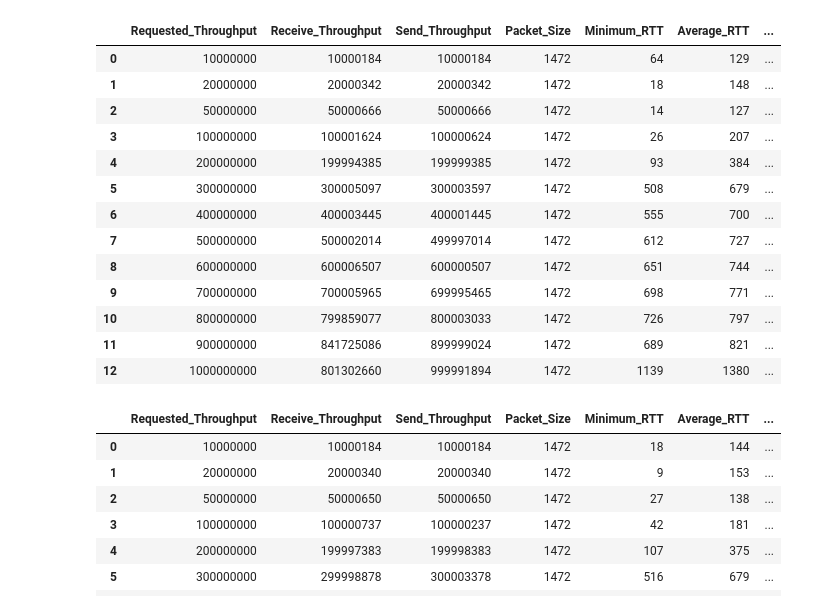
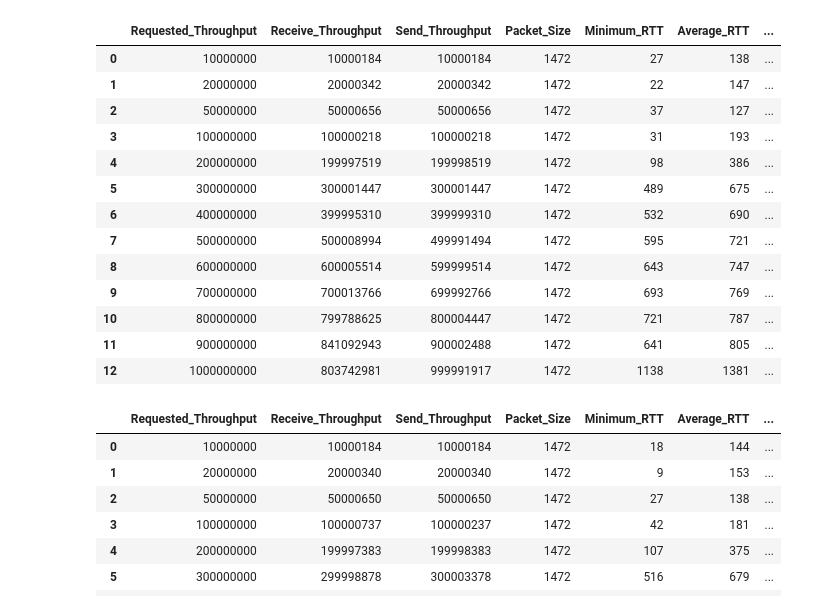
Before and after one commit to zhewenshen/sddf_benchmark, a Jupyter notebook: pnk.ipynb, the cells around one changed output. Saved outputs shown, nothing was run; the diff lists cells and outputs as text; code cells hidden in the pictures.

```diff
--- a/pnk.ipynb
+++ b/pnk.ipynb
@@ -13,20 +13,20 @@ Requirement already satisfied: numpy<2.5,>=1.23.5 in ./.venv/lib/python3.13/site
 # %%
-pnk_df = pd.read_csv("new_results/pnk_meson.csv")
+pnk_df = pd.read_csv("new_results/pnk_meson_ffi.csv")
 pnk_df
 # %% [output]
 |  | Requested_Throughput | Receive_Throughput | Send_Throughput | Packet_Size | Minimum_RTT | Average_RTT | ... |
-| 0 | 10000000 | 10000184 | 10000184 | 1472 | 64 | 129 | ... |
-| 1 | 20000000 | 20000342 | 20000342 | 1472 | 18 | 148 | ... |
-| 2 | 50000000 | 50000666 | 50000666 | 1472 | 14 | 127 | ... |
-| 3 | 100000000 | 100001624 | 100000624 | 1472 | 26 | 207 | ... |
-| 4 | 200000000 | 199994385 | 199999385 | 1472 | 93 | 384 | ... |
-| 5 | 300000000 | 300005097 | 300003597 | 1472 | 508 | 679 | ... |
-| 6 | 400000000 | 400003445 | 400001445 | 1472 | 555 | 700 | ... |
-| 7 | 500000000 | 500002014 | 499997014 | 1472 | 612 | 727 | ... |
-| 8 | 600000000 | 600006507 | 600000507 | 1472 | 651 | 744 | ... |
-| 9 | 700000000 | 700005965 | 699995465 | 1472 | 698 | 771 | ... |
-| 10 | 800000000 | 799859077 | 800003033 | 1472 | 726 | 797 | ... |
-| 11 | 900000000 | 841725086 | 899999024 | 1472 | 689 | 821 | ... |
-| 12 | 1000000000 | 801302660 | 999991894 | 1472 | 1139 | 1380 | ... |
+| 0 | 10000000 | 10000184 | 10000184 | 1472 | 27 | 138 | ... |
+| 1 | 20000000 | 20000342 | 20000342 | 1472 | 22 | 147 | ... |
+| 2 | 50000000 | 50000656 | 50000656 | 1472 | 37 | 127 | ... |
+| 3 | 100000000 | 100000218 | 100000218 | 1472 | 31 | 193 | ... |
+| 4 | 200000000 | 199997519 | 199998519 | 1472 | 98 | 386 | ... |
+| 5 | 300000000 | 300001447 | 300001447 | 1472 | 489 | 675 | ... |
+| 6 | 400000000 | 399995310 | 399999310 | 1472 | 532 | 690 | ... |
+| 7 | 500000000 | 500008994 | 499991494 | 1472 | 595 | 721 | ... |
+| 8 | 600000000 | 600005514 | 599999514 | 1472 | 643 | 747 | ... |
+| 9 | 700000000 | 700013766 | 699992766 | 1472 | 693 | 769 | ... |
+| 10 | 800000000 | 799788625 | 800004447 | 1472 | 721 | 787 | ... |
+| 11 | 900000000 | 841092943 | 900002488 | 1472 | 641 | 805 | ... |
+| 12 | 1000000000 | 803742981 | 999991917 | 1472 | 1138 | 1381 | ... |
 # %%
 C_df = pd.read_csv("new_results/gcc_meson.csv")
```
Also changed, not shown: parts of 9 cells of this notebook, 18 other files.
